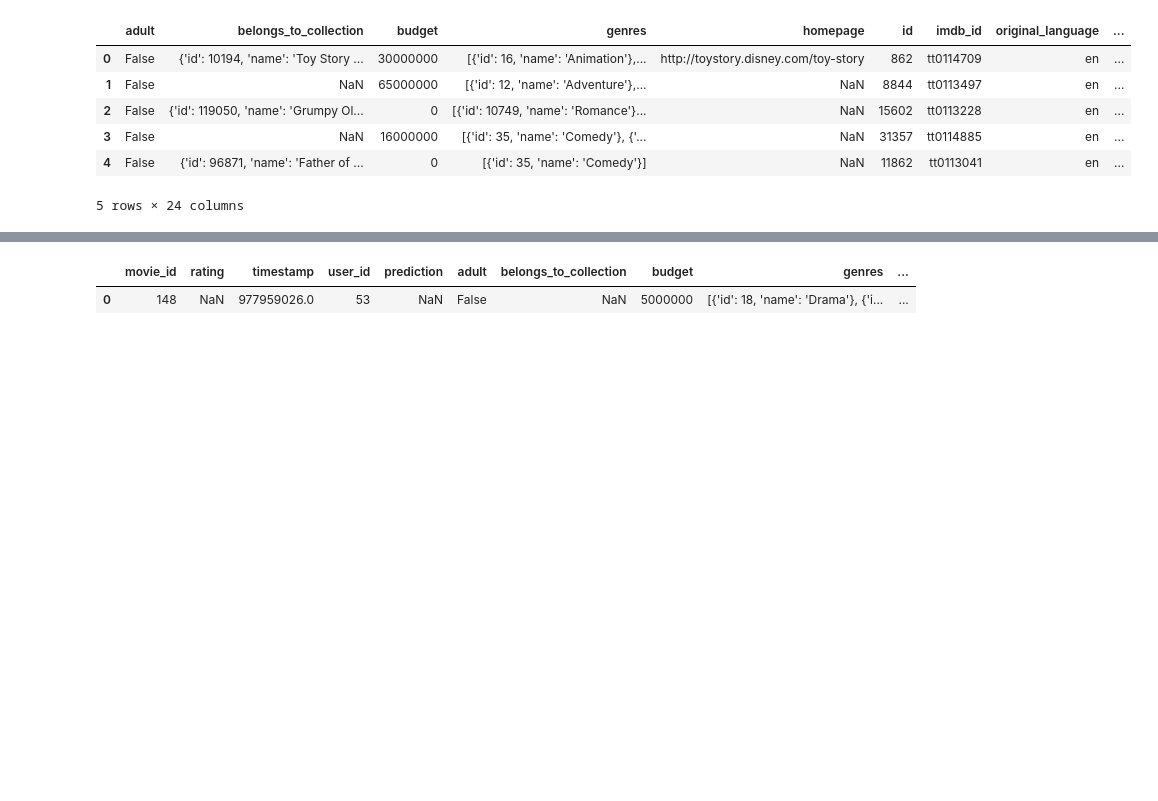
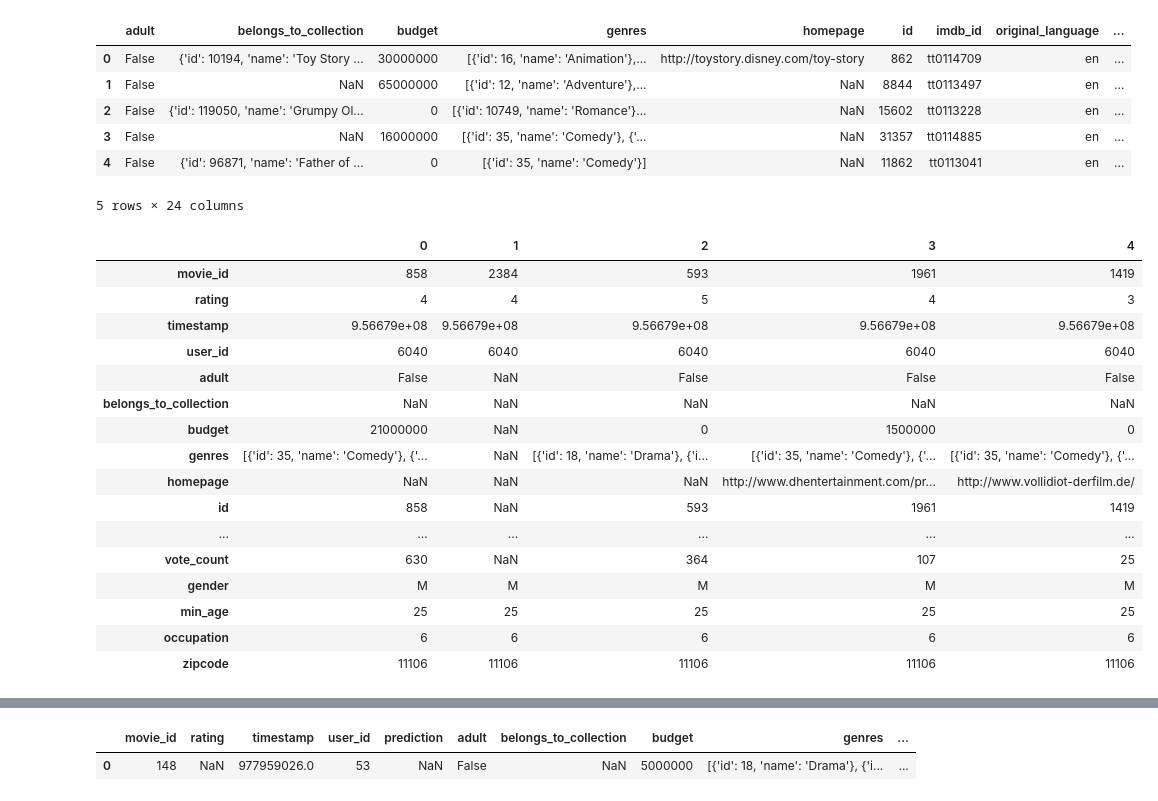
Before and after one commit to mileserickson/recommendation-case-study, a Jupyter notebook: nn_draft.ipynb, the cells around one changed output, grey strips where cells are left out. Drawn from its saved outputs; the diff is of its cells as text; code cells hidden in the pictures; blank space fills up the shorter version.

```diff
--- a/nn_draft.ipynb
+++ b/nn_draft.ipynb
@@ -144,6 +144,30 @@ meta_df.head()
 5 rows × 24 columns
 # %%
 meta_df['id'] = meta_df['id'].astype(int)
+# %%
+all_training_data_df = ratings_df.merge(meta_df, how='left', left_on='movie_id', right_on='id')
+# %%
+all_training_data_df = all_training_data_df.merge(users, how='left', left_on='user_id', right_on='user_id')
+# %%
+all_training_data_df.head().T
+# %% [output]
+|  | 0 | 1 | 2 | 3 | 4 |
+| movie_id | 858 | 2384 | 593 | 1961 | 1419 |
+| rating | 4 | 4 | 5 | 4 | 3 |
+| timestamp | 9.56679e+08 | 9.56679e+08 | 9.56679e+08 | 9.56679e+08 | 9.56679e+08 |
+| user_id | 6040 | 6040 | 6040 | 6040 | 6040 |
+| adult | False | NaN | False | False | False |
+| belongs_to_collection | NaN | NaN | NaN | NaN | NaN |
+| budget | 21000000 | NaN | 0 | 1500000 | 0 |
+| genres | [{'id': 35, 'name': 'Comedy'}, {'... | NaN | [{'id': 18, 'name': 'Drama'}, {'i... | [{'id': 35, 'name': 'Comedy'}, {'... | [{'id': 35, 'name': 'Comedy'}, {'... |
+| homepage | NaN | NaN | NaN | http://www.dhentertainment.com/pr... | http://www.vollidiot-derfilm.de/ |
+| id | 858 | NaN | 593 | 1961 | 1419 |
+| ... | ... | ... | ... | ... | ... |
+| vote_count | 630 | NaN | 364 | 107 | 25 |
+| gender | M | M | M | M | M |
+| min_age | 25 | 25 | 25 | 25 | 25 |
+| occupation | 6 | 6 | 6 | 6 | 6 |
+| zipcode | 11106 | 11106 | 11106 | 11106 | 11106 |
 # %%
 all_data_df = nan_df.merge(meta_df, how='left', left_on='movie_id', right_on='id')
 # %%
```
Also changed, not shown: parts of 28 cells of this notebook.
